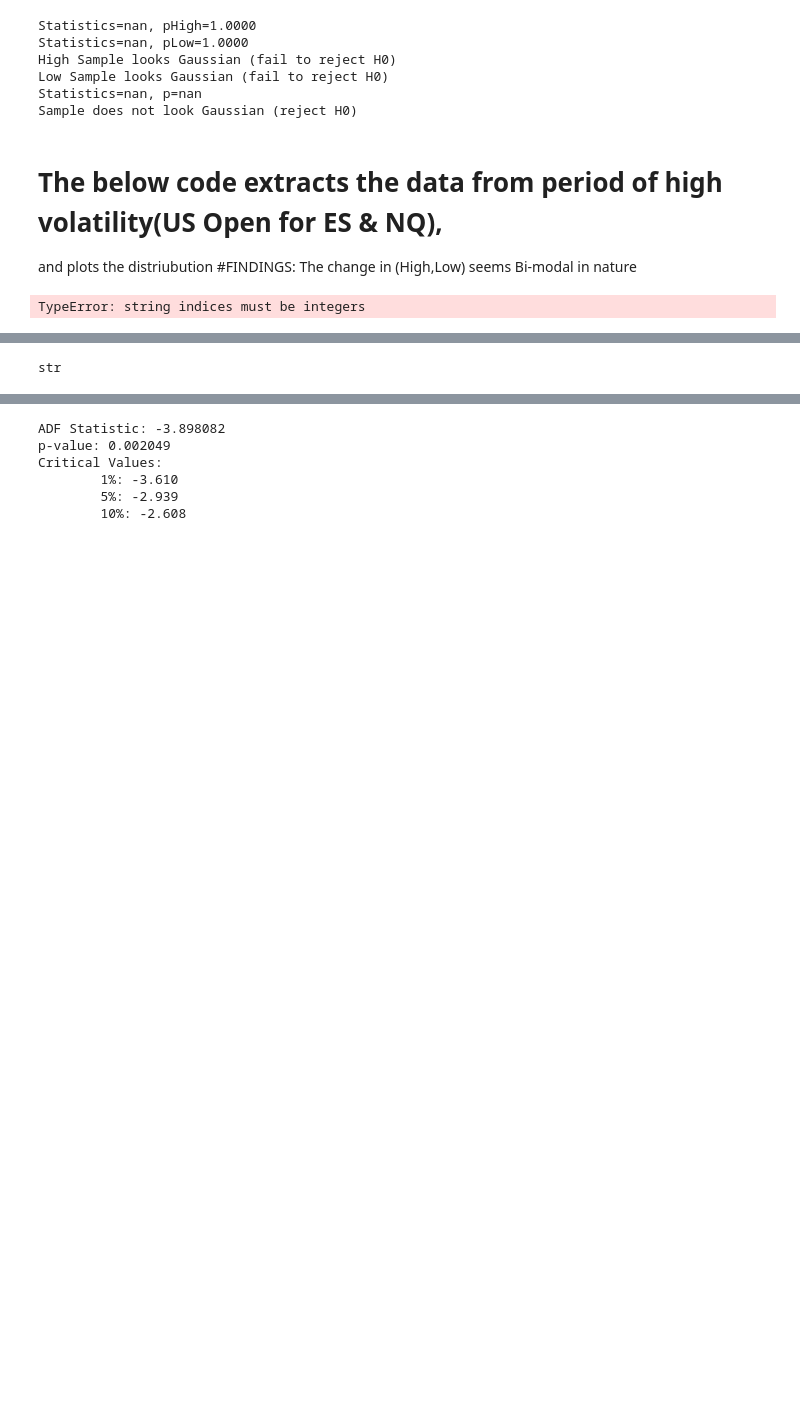
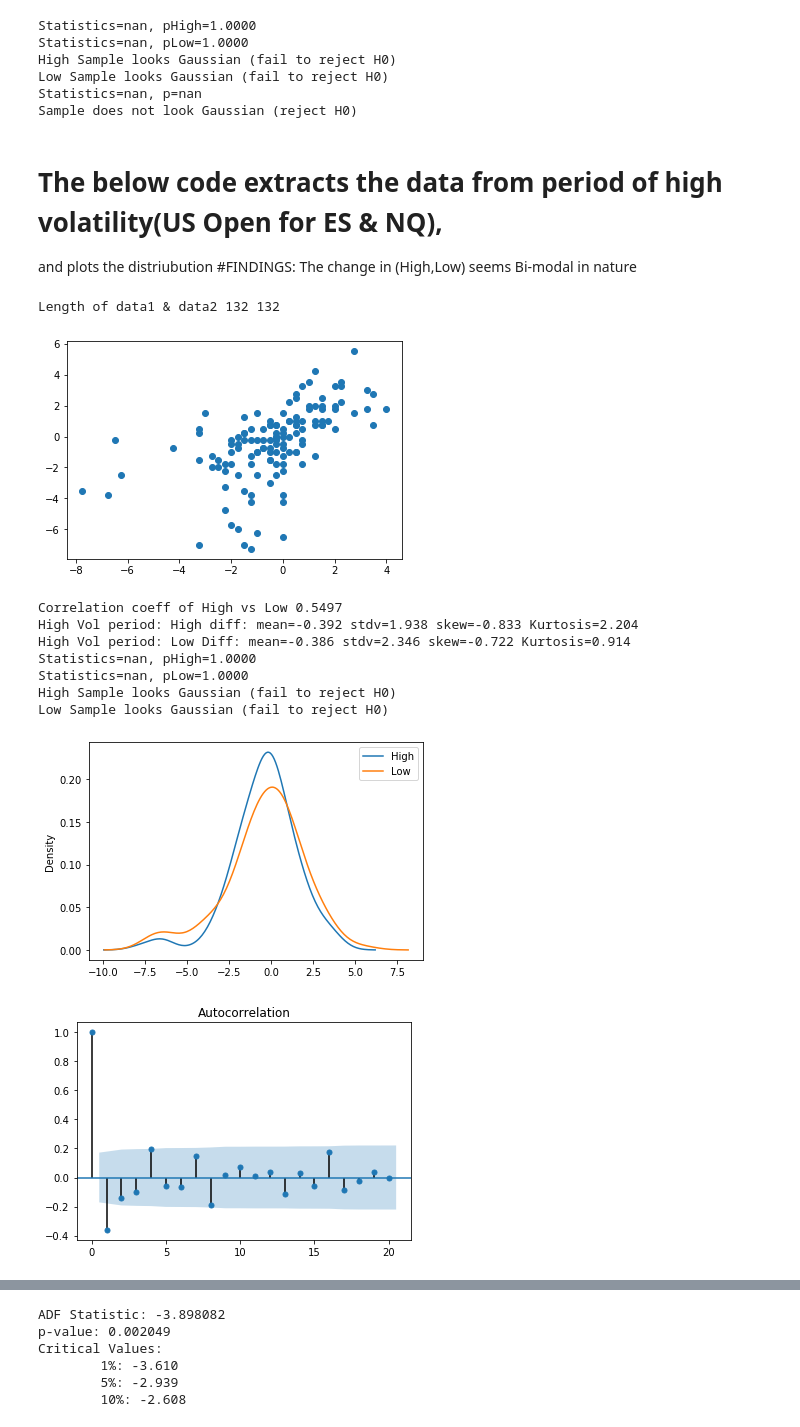
Before and after one commit to shuvbasu/trading, a Jupyter notebook: ES5mVolAnalysis.ipynb, the cells around one changed output, grey strips where cells are left out. Saved outputs shown, nothing was run; the diff lists cells and outputs as text; code cells hidden in the pictures; blank space fills up the shorter version.

```diff
--- a/ES5mVolAnalysis.ipynb
+++ b/ES5mVolAnalysis.ipynb
@@ -83,59 +108,96 @@ import tensorflow as tf
 from statsmodels.tsa.stattools import adfuller
 from datetime import datetime
 from statsmodels.graphics.tsaplots import plot_acf, plot_pacf
+from scipy.stats import kurtosis, skew
 #es5m_df.loc[es5m_df['Time'] > '10/12/2021 10:10']
 new_es5m_df = es5m_df.copy()
 voltimehigh = []; voltimelow = []
 #Pick the High,Low prices in the 1st hour of US open i.e high volatility and liquidity,14:30 BST
+#NOTE: We need to further consider the data from the SAME date only, as otherwise there'll be a jump between consecutive days
 # Uncomment the for loop if you want to filter using traditional method
-# for i in range(len(new_es5m_df)):
-#     rules = [datetime.strptime(new_es5m_df.iloc[i]['Time'][new_es5m_df.iloc[i]['Time'].find(":")-2:] ,'%H:%M') > datetime.strptime('14:20','%H:%M'),
-#             datetime.strptime(new_es5m_df.iloc[i]['Time'][new_es5m_df.iloc[i]['Time'].find(":")-2:] ,'%H:%M') < datetime.strptime('21:05','%H:%M')]
-#     if all(rules):
-#         voltimehigh.append(new_es5m_df.iloc[i]['High'])
-#         voltimelow.append(new_es5m_df.iloc[i]['Low'])
+for i in range(len(new_es5m_df)-1):
+
+    if (datetime.strptime(new_es5m_df.iloc[i]['Time'],'%m/%d/%Y %H:%M')).day == (datetime.strptime(new_es5m_df.iloc[i+1]['Time'],'%m/%d/%Y %H:%M')).day:
+        rules = [datetime.strptime(new_es5m_df.iloc[i]['Time'][new_es5m_df.iloc[i]['Time'].find(":")-2:] ,'%H:%M') > datetime.strptime('14:20','%H:%M'),
+            datetime.strptime(new_es5m_df.iloc[i]['Time'][new_es5m_df.iloc[i]['Time'].find(":")-2:] ,'%H:%M') < datetime.strptime('18:05','%H:%M')
+            ]
+        if all(rules):
+            #print(new_es5m_df.iloc[i]['Time'])
+            voltimehigh.append(new_es5m_df.iloc[i+1]['High'] - new_es5m_df.iloc[i]['High'])
+            voltimelow.append(new_es5m_df.iloc[i+1]['Low'] - new_es5m_df.iloc[i]['Low'])
 
 # USE of MAP & (Nested)FILTER !!
 def mystrptime(x):
    return datetime.strptime(x[x.find(":")-2:],'%H:%M')
 
-x1 = map(mystrptime, new_es5m_df['Time'])
+#x1 = map(mystrptime, new_es5m_df['Time'])
 #print(list(x1))
 #x = datetime.strptime(new_es5m_df['Time'][new_es5m_df.iloc[i]['Time'].find(":")-2:] ,'%H:%M')
-y = filter(lambda x2: x2 < datetime.strptime('15:30','%H:%M'),filter(lambda x: (x > datetime.strptime('14:30','%H:%M')), x1))
+#y = filter(lambda x2: x2 < datetime.strptime('15:30','%H:%M'),filter(lambda x: (x > datetime.strptime('14:30','%H:%M')), x1))
 
-voltimehigh = filter(lambda s: s['Time']==map(mystrptime, y),new_es5m_df)
-print(list(voltimehigh))
+#voltimehigh = filter(lambda s: s['Time']==map(mystrptime, y),new_es5m_df)
+#print(list(voltimehigh))
 
 #Plot the high volatile data
 #High Low plot shows somehow Bi-Modal distribution(if we consider 1st hour of US opening)
-sns.kdeplot(pd.Series(voltimehigh).diff())
-sns.kdeplot(pd.Series(voltimelow).diff())
+
+data1 = voltimehigh; data2= voltimelow
+#data1= pd.Series(voltimehigh).diff()
+#data2= pd.Series(voltimelow).diff()
+print('Length of data1 & data2 %i %i'% (len(data1),len(data2)))
+
+
+pyplot.scatter(data1, data2)
+pyplot.show()
+print('Correlation coeff of High vs Low %.4f' % (np.corrcoef(data1,data2))[0,1])
+
+sns.kdeplot(data1)
+sns.kdeplot(data2)
 plt.legend(labels = ['High','Low'])
+
+#qqplot(data1, line='s')
+#qqplot(data2, line='s')
+#pyplot.show()
+
+# Print the Mean, SD, Skewness & Kurtosis
+print('High Vol period: High diff: mean=%.3f stdv=%.3f skew=%.3f Kurtosis=%.3f' % (np.mean(data1), np.std(data1),skew(data1),kurtosis(data1)))
+print('High Vol period: Low Diff: mean=%.3f stdv=%.3f skew=%.3f Kurtosis=%.3f' % (np.mean(data2), np.std(data2),skew(data2),kurtosis(data2)))
+
+
 
 #Now Test Normality
 stath, p_high = shapiro(pd.Series(voltimehigh).diff())
 statl, p_low = shapiro(pd.Series(voltimehigh).diff())
 print('Statistics=%.3f, pHigh=%.4f' % (stath , p_high))
 print('Statistics=%.3f, pLow=%.4f' % (statl , p_low))
 # interpret
 alpha = 0.05
 if p_high > alpha:
     print('High Sample looks Gaussian (fail to reject H0)')
 else:
     print('High Sample does not look Gaussian (reject H0)')
 
 if p_low > alpha:
     print('Low Sample looks Gaussian (fail to reject H0)')
 else:
     print('Low Sample does not look Gaussian (reject H0)')
 
 plot_acf(pd.Series(voltimehigh).diff().dropna(),lags=20)
 plot_pacf(pd.Series(voltimehigh).diff().dropna(),lags=20)
 
 plot_acf(pd.Series(voltimelow).diff().dropna(),lags=20)
 plot_pacf(pd.Series(voltimelow).diff().dropna(),lags=20)
 
 plt.show()
 # %% [output]
-TypeError: string indices must be integers
+Length of data1 & data2 132 132
+[figure, added]
+Correlation coeff of High vs Low 0.5497
+High Vol period: High diff: mean=-0.392 stdv=1.938 skew=-0.833 Kurtosis=2.204
+High Vol period: Low Diff: mean=-0.386 stdv=2.346 skew=-0.722 Kurtosis=0.914
+Statistics=nan, pHigh=1.0000
+Statistics=nan, pLow=1.0000
+High Sample looks Gaussian (fail to reject H0)
+Low Sample looks Gaussian (fail to reject H0)
+[figure, added]
+[figure, added]
@@ -142,6 +206,0 @@ TypeError: string indices must be integers
-# %%
-dt = datetime.strptime(new_es5m_df.iloc[1]['Time'],'%m/%d/%Y %H:%M')
-dt.hour
-type(new_es5m_df.iloc[1]['Time'])
-# %% [output]
-str
```
Also changed, not shown: parts of 6 cells of this notebook.
